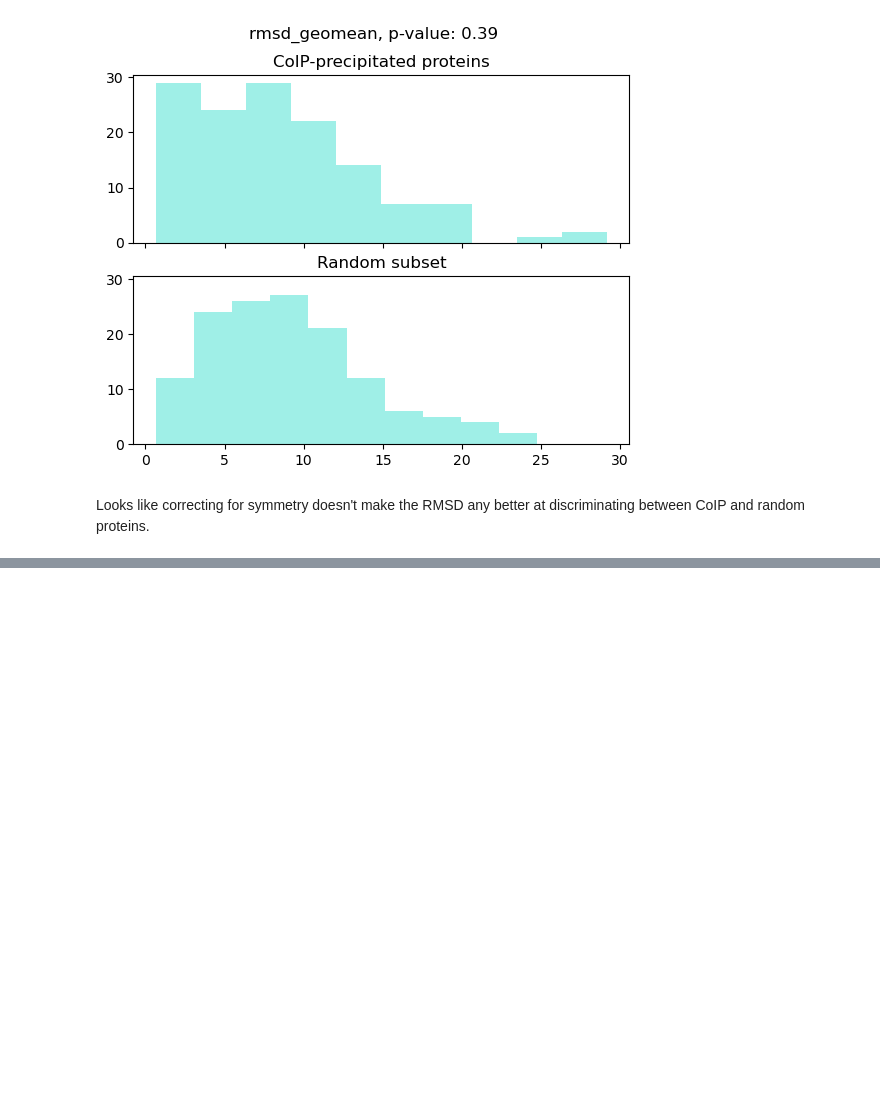
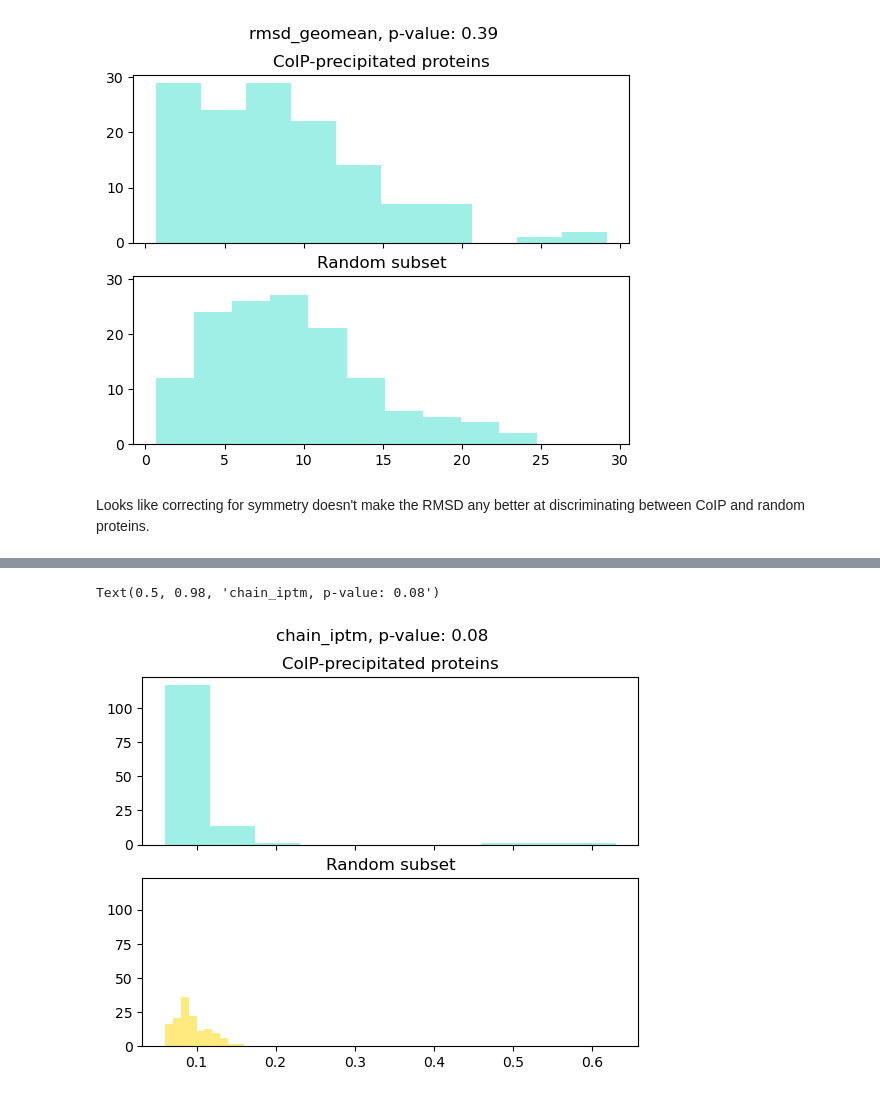
Before and after one commit to photosynthesharpe/alpha-utility, a Jupyter notebook: notebooks/coIP_vs_predicted.ipynb, the cells around one changed output, grey strips where cells are left out. Saved outputs shown, nothing was run; the diff lists cells and outputs as text; code cells hidden in the pictures; blank space fills up the shorter version.

```diff
--- a/notebooks/coIP_vs_predicted.ipynb
+++ b/notebooks/coIP_vs_predicted.ipynb
@@ -276,0 +398,15 @@ Looks like correcting for symmetry doesn't make the RMSD any better at discrimin
+# %%
+fig, axs = plt.subplots(2, 1, sharex=True, sharey=True)
+
+axs[0].hist(iptm.values(), color='turquoise', alpha=0.5, label='chain_iptm')
+axs[0].set_title('CoIP-precipitated proteins')
+
+axs[1].hist(random_iptm.values(), color='gold', alpha=0.5, label='chain_iptm')
+axs[1].set_title('Random subset')
+
+pval = ttest_ind(list(iptm.values()), list(random_iptm.values())).pvalue
+
+fig.suptitle(f'chain_iptm, p-value: {pval:.2f}')
+# %% [output]
+Text(0.5, 0.98, 'chain_iptm, p-value: 0.08')
+[figure, added]
```
Also changed, not shown: parts of 20 cells of this notebook, 1 other file.
